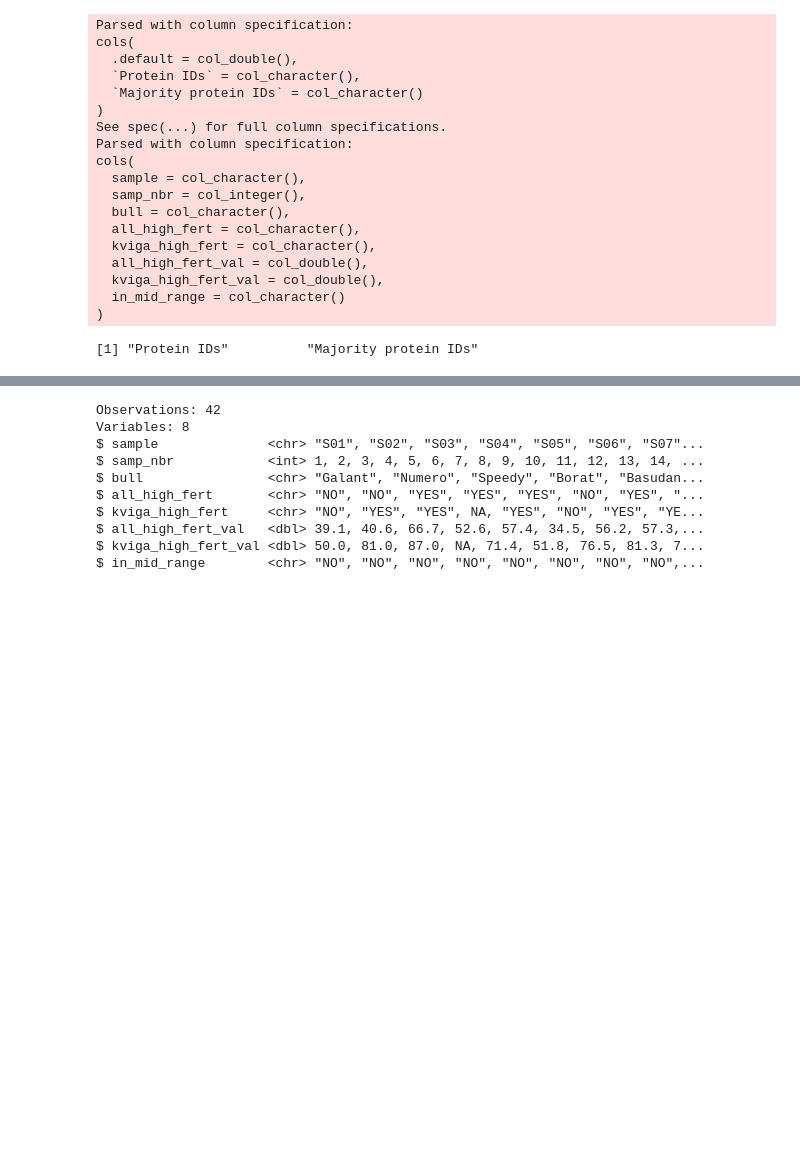
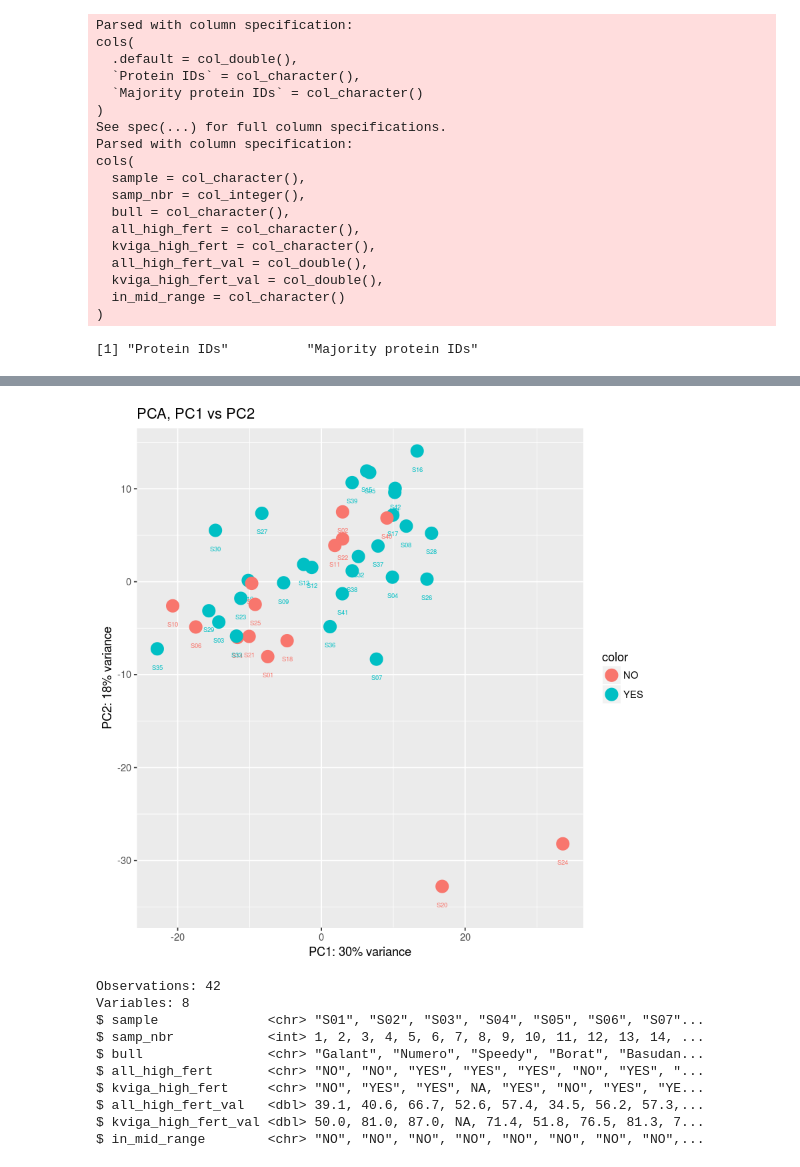
Before and after one commit to Jakob37/RShinyExperiments, a Jupyter notebook: exploration.ipynb, the cells around one changed output, grey strips where cells are left out. Saved outputs shown, nothing was run; the diff lists cells and outputs as text; code cells hidden in the pictures; blank space fills up the shorter version.

```diff
--- a/exploration.ipynb
+++ b/exploration.ipynb
@@ -41,3 +111,8 @@ colnames(data_df)[which(!colnames(data_df) %in% design_df$sample)]
+# %%
+sample_df <- data_df[, design_df$sample]
+mv$pca(sample_df, design_df$all_high_fert, design_df$sample, design_df$sample, only_text=F)
+# %% [output]
+[figure, added]
 # %%
 glimpse(design_df)
 # %% [output]
```
Also changed, not shown: parts of 5 cells of this notebook, 1 other file.
